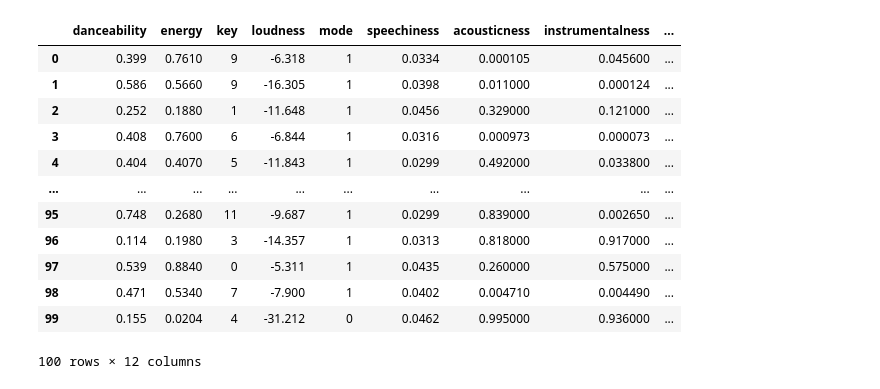
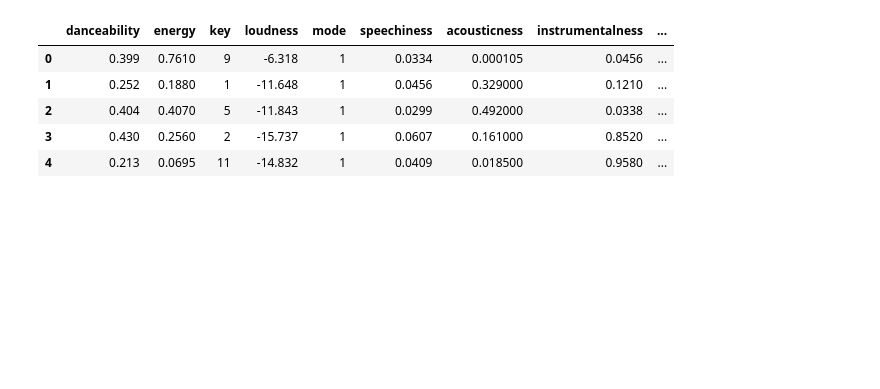
Before and after one commit to tashado/Team5-Project1, a Jupyter notebook: SpotTokenTest.ipynb, the cells around one changed output. Cells and saved outputs as stored; diff of their text form; code cells hidden in the pictures; blank space fills up the shorter version.

```diff
--- a/SpotTokenTest.ipynb
+++ b/SpotTokenTest.ipynb
@@ -58,42 +42,35 @@ playlists
 # %%
 # Request top tracks data and create top tracks dataframe
 
 # set up authorisation for user data
 scope = "user-top-read"
 sp = spotipy.Spotify(auth_manager=SpotifyOAuth(scope=scope))
 
 #https://www.linkedin.com/pulse/analyse-your-spotify-data-python-spotipy-shai-nisan-ph-d-/
 user_top_tracks = sp.current_user_top_tracks(limit=50)
 user_top_tracks2 = sp.current_user_top_tracks(limit=50, offset = 50)
 
 # create lists for future iteration
 top_track_ids = []
 top_track_titles = []
 
 for i in user_top_tracks['items']:
     top_track_ids.append(i['id'])
     top_track_titles.append(i['name'])
-for i in user_top_tracks2['items']:
-    top_track_ids.append(i['id'])
-    top_track_titles.append(i['name'])
+#for i in user_top_tracks2['items']:
+#    top_track_ids.append(i['id'])
+#    top_track_titles.append(i['name'])
 
 #create a dataframe
 top_features = sp.audio_features(top_track_ids)
 top_features_df = pd.DataFrame(data=top_features, columns=top_features[0].keys())
 top_features_df.drop(columns=["type", "id","uri","track_href", "analysis_url", "time_signature"], inplace=True)
 
-top_features_df
+top_features_df.head()
 # %% [output]
 |  | danceability | energy | key | loudness | mode | speechiness | acousticness | instrumentalness | ... |
-| 0 | 0.399 | 0.7610 | 9 | -6.318 | 1 | 0.0334 | 0.000105 | 0.045600 | ... |
-| 1 | 0.586 | 0.5660 | 9 | -16.305 | 1 | 0.0398 | 0.011000 | 0.000124 | ... |
-| 2 | 0.252 | 0.1880 | 1 | -11.648 | 1 | 0.0456 | 0.329000 | 0.121000 | ... |
-| 3 | 0.408 | 0.7600 | 6 | -6.844 | 1 | 0.0316 | 0.000973 | 0.000073 | ... |
-| 4 | 0.404 | 0.4070 | 5 | -11.843 | 1 | 0.0299 | 0.492000 | 0.033800 | ... |
-| ... | ... | ... | ... | ... | ... | ... | ... | ... | ... |
-| 95 | 0.748 | 0.2680 | 11 | -9.687 | 1 | 0.0299 | 0.839000 | 0.002650 | ... |
-| 96 | 0.114 | 0.1980 | 3 | -14.357 | 1 | 0.0313 | 0.818000 | 0.917000 | ... |
-| 97 | 0.539 | 0.8840 | 0 | -5.311 | 1 | 0.0435 | 0.260000 | 0.575000 | ... |
-| 98 | 0.471 | 0.5340 | 7 | -7.900 | 1 | 0.0402 | 0.004710 | 0.004490 | ... |
-| 99 | 0.155 | 0.0204 | 4 | -31.212 | 0 | 0.0462 | 0.995000 | 0.936000 | ... |
+| 0 | 0.399 | 0.7610 | 9 | -6.318 | 1 | 0.0334 | 0.000105 | 0.0456 | ... |
+| 1 | 0.252 | 0.1880 | 1 | -11.648 | 1 | 0.0456 | 0.329000 | 0.1210 | ... |
+| 2 | 0.404 | 0.4070 | 5 | -11.843 | 1 | 0.0299 | 0.492000 | 0.0338 | ... |
+| 3 | 0.430 | 0.2560 | 2 | -15.737 | 1 | 0.0607 | 0.161000 | 0.8520 | ... |
+| 4 | 0.213 | 0.0695 | 11 | -14.832 | 1 | 0.0409 | 0.018500 | 0.9580 | ... |
-100 rows × 12 columns
```
Also changed, not shown: parts of 19 cells of this notebook.
